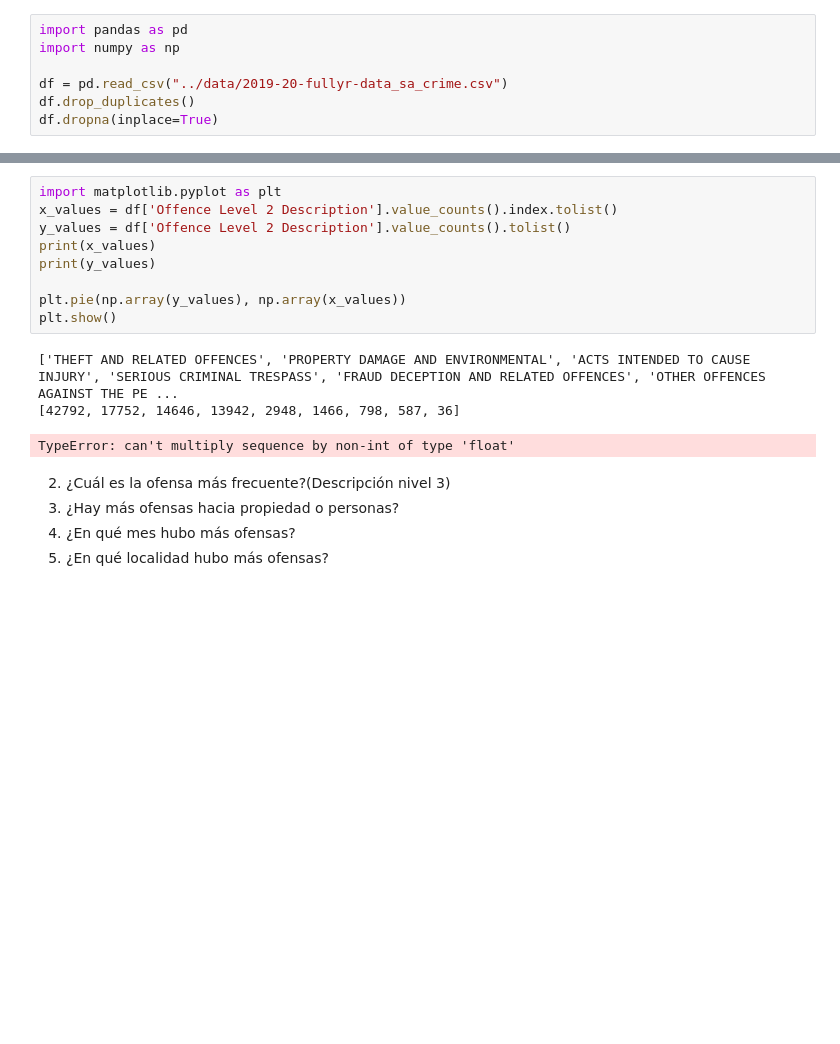
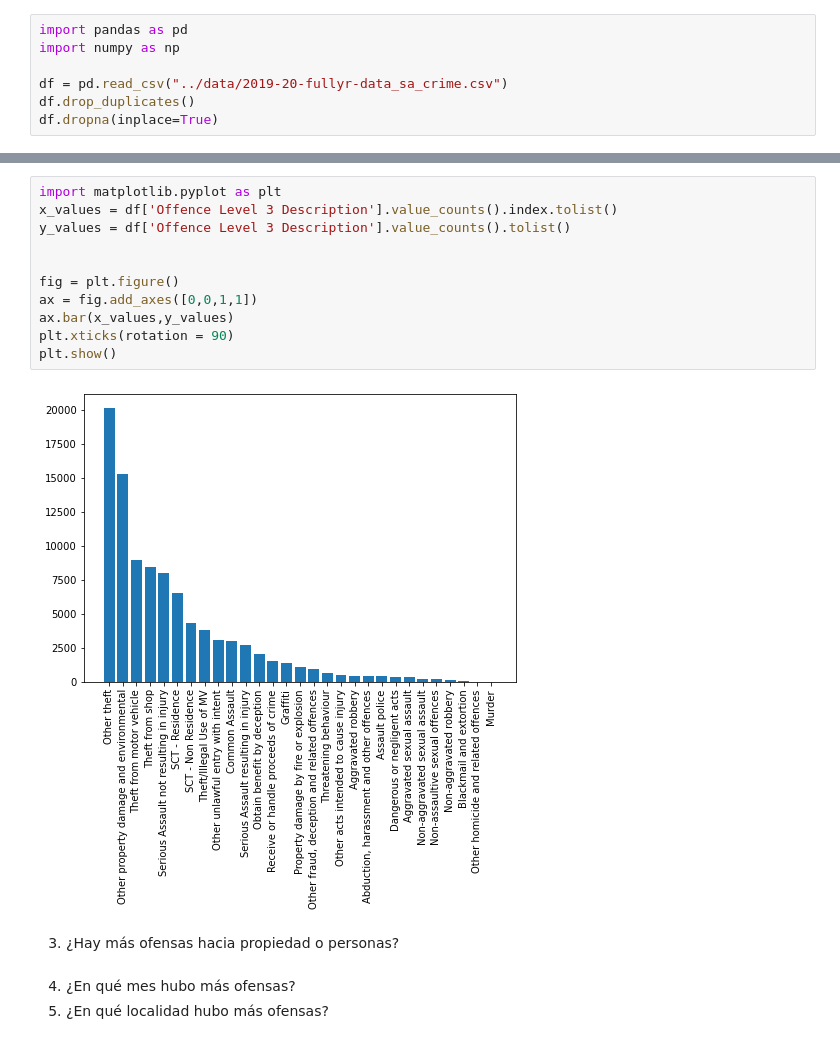
Before and after one commit to SimonAtias/Trabajos, a Jupyter notebook: Tec. Soporte Informático 2021/5Preguntas/notebooks/notebook_graficos.ipynb, the cells around one changed output, grey strips where cells are left out. Saved outputs shown, nothing was run; the diff lists cells and outputs as text; blank space fills up the shorter version.

```diff
--- a/Tec. Soporte Informático 2021/5Preguntas/notebooks/notebook_graficos.ipynb
+++ b/Tec. Soporte Informático 2021/5Preguntas/notebooks/notebook_graficos.ipynb
@@ -11,18 +32,18 @@ df.dropna(inplace=True)
 # %%
 import matplotlib.pyplot as plt
-x_values = df['Offence Level 2 Description'].value_counts().index.tolist()
-y_values = df['Offence Level 2 Description'].value_counts().tolist()
-print(x_values)
-print(y_values)
+x_values = df['Offence Level 3 Description'].value_counts().index.tolist()
+y_values = df['Offence Level 3 Description'].value_counts().tolist()
 
-plt.pie(np.array(y_values), np.array(x_values))
+
+fig = plt.figure()
+ax = fig.add_axes([0,0,1,1])
+ax.bar(x_values,y_values)
+plt.xticks(rotation = 90)
 plt.show()
 # %% [output]
-['THEFT AND RELATED OFFENCES', 'PROPERTY DAMAGE AND ENVIRONMENTAL', 'ACTS INTENDED TO CAUSE INJURY', 'SERIOUS CRIMINAL TRESPASS', 'FRAUD DECEPTION AND RELATED OFFENCES', 'OTHER OFFENCES AGAINST THE PE ...
-[42792, 17752, 14646, 13942, 2948, 1466, 798, 587, 36]
-TypeError: can't multiply sequence by non-int of type 'float'
+[figure, added]
+# %% [markdown]
+3. ¿Hay más ofensas hacia propiedad o personas?
 # %% [markdown]
-2. ¿Cuál es la ofensa más frecuente?(Descripción nivel 3)
-3. ¿Hay más ofensas hacia propiedad o personas?
 4. ¿En qué mes hubo más ofensas?
 5. ¿En qué localidad hubo más ofensas?
```
Also changed, not shown: parts of 4 cells of this notebook.
